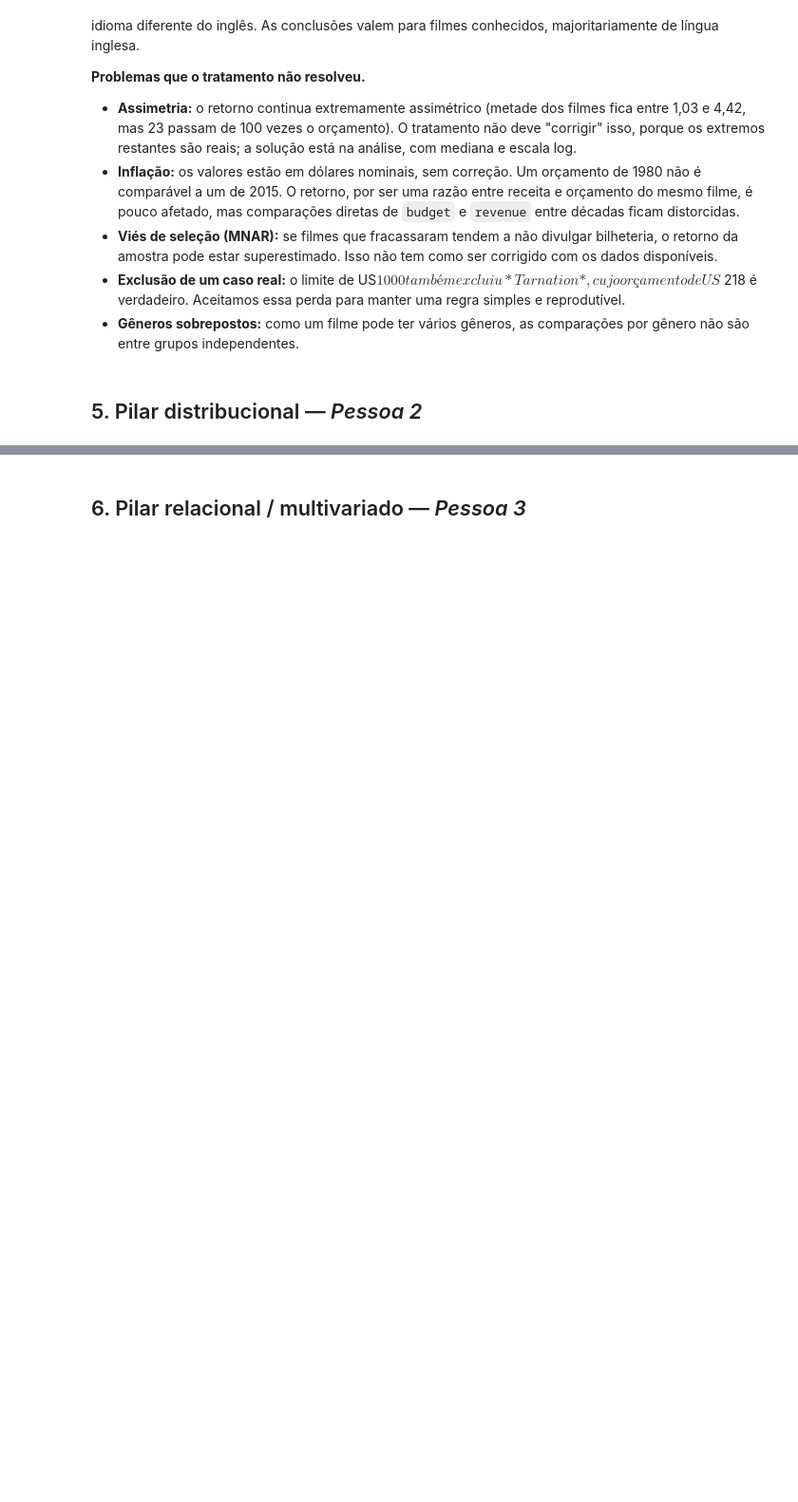
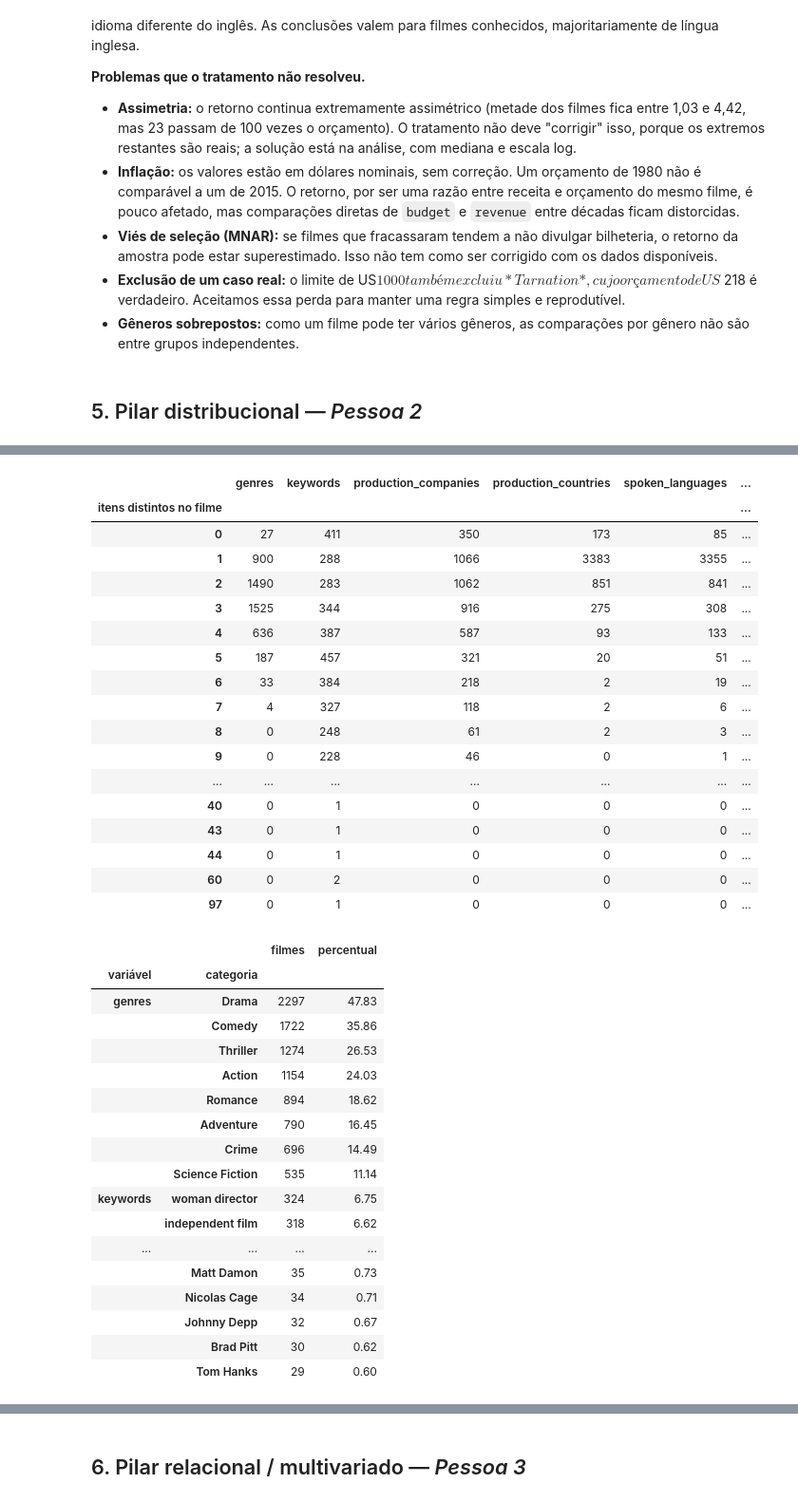
Before and after one commit to raulferraz85/Projeto-AVD, a Jupyter notebook: src/parte_especifica/eda.ipynb, the cells around one changed output, grey strips where cells are left out. Shown at 95% size. Drawn from its saved outputs; the diff is of its cells as text; code cells hidden in the pictures; blank space fills up the shorter version.

```diff
--- a/src/parte_especifica/eda.ipynb
+++ b/src/parte_especifica/eda.ipynb
@@ -475,0 +595,62 @@ As duas medidas subiram porque os zeros puxavam os valores para baixo sem repres
+# %%
+# [IA] Codex – contagens por filme e por categoria nas colunas de listas
+from dados import COLUNAS_JSON, explodir
+
+colunas_lista = COLUNAS_JSON + ["elenco_top3"]
+quantidades_por_filme = {}
+frequencias_listas = {}
+for coluna in colunas_lista:
+    pares = explodir(tratado[["id", coluna]], coluna).dropna(subset=[coluna]).drop_duplicates()
+    quantidades = pares.groupby("id").size().reindex(tratado["id"], fill_value=0)
+    quantidades_por_filme[coluna] = quantidades.value_counts()
+
+    contagens = pares[coluna].value_counts().rename_axis("categoria")
+    frequencias_listas[coluna] = contagens.to_frame("filmes").assign(
+        percentual=100 * contagens / len(tratado),
+    )
+
+display(
+    pd.DataFrame(quantidades_por_filme).sort_index().fillna(0).astype(int)
+    .rename_axis("itens distintos no filme"),
+)
+pd.concat(
+    {coluna: tabela.head(8) for coluna, tabela in frequencias_listas.items()},
+    names=["variável", "categoria"],
+).round(2)
+# %% [output]
+|  | genres | keywords | production_companies | production_countries | spoken_languages | ... |
+| itens distintos no filme |  |  |  |  |  | ... |
+| 0 | 27 | 411 | 350 | 173 | 85 | ... |
+| 1 | 900 | 288 | 1066 | 3383 | 3355 | ... |
+| 2 | 1490 | 283 | 1062 | 851 | 841 | ... |
+| 3 | 1525 | 344 | 916 | 275 | 308 | ... |
+| 4 | 636 | 387 | 587 | 93 | 133 | ... |
+| 5 | 187 | 457 | 321 | 20 | 51 | ... |
+| 6 | 33 | 384 | 218 | 2 | 19 | ... |
+| 7 | 4 | 327 | 118 | 2 | 6 | ... |
+| 8 | 0 | 248 | 61 | 2 | 3 | ... |
+| 9 | 0 | 228 | 46 | 0 | 1 | ... |
+| ... | ... | ... | ... | ... | ... | ... |
+| 40 | 0 | 1 | 0 | 0 | 0 | ... |
+| 43 | 0 | 1 | 0 | 0 | 0 | ... |
+| 44 | 0 | 1 | 0 | 0 | 0 | ... |
+| 60 | 0 | 2 | 0 | 0 | 0 | ... |
+| 97 | 0 | 1 | 0 | 0 | 0 | ... |
+|  |  | filmes | percentual |
+| variável | categoria |  |  |
+| genres | Drama | 2297 | 47.83 |
+|  | Comedy | 1722 | 35.86 |
+|  | Thriller | 1274 | 26.53 |
+|  | Action | 1154 | 24.03 |
+|  | Romance | 894 | 18.62 |
+|  | Adventure | 790 | 16.45 |
+|  | Crime | 696 | 14.49 |
+|  | Science Fiction | 535 | 11.14 |
+| keywords | woman director | 324 | 6.75 |
+|  | independent film | 318 | 6.62 |
+| ... | ... | ... | ... |
+|  | Matt Damon | 35 | 0.73 |
+|  | Nicolas Cage | 34 | 0.71 |
+|  | Johnny Depp | 32 | 0.67 |
+|  | Brad Pitt | 30 | 0.62 |
+|  | Tom Hanks | 29 | 0.60 |
```
Also changed, not shown: parts of 14 cells of this notebook, 2 other files.
